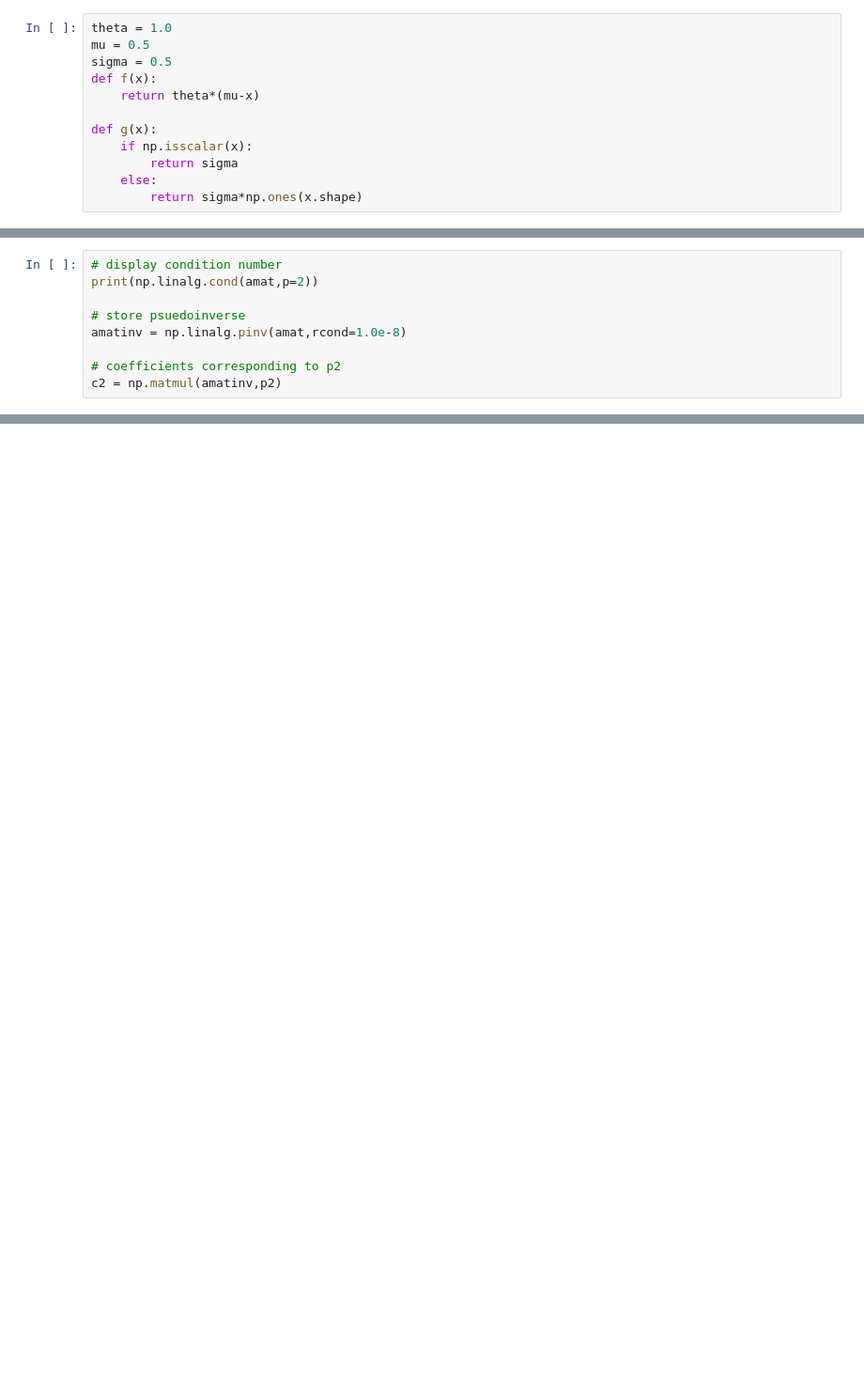
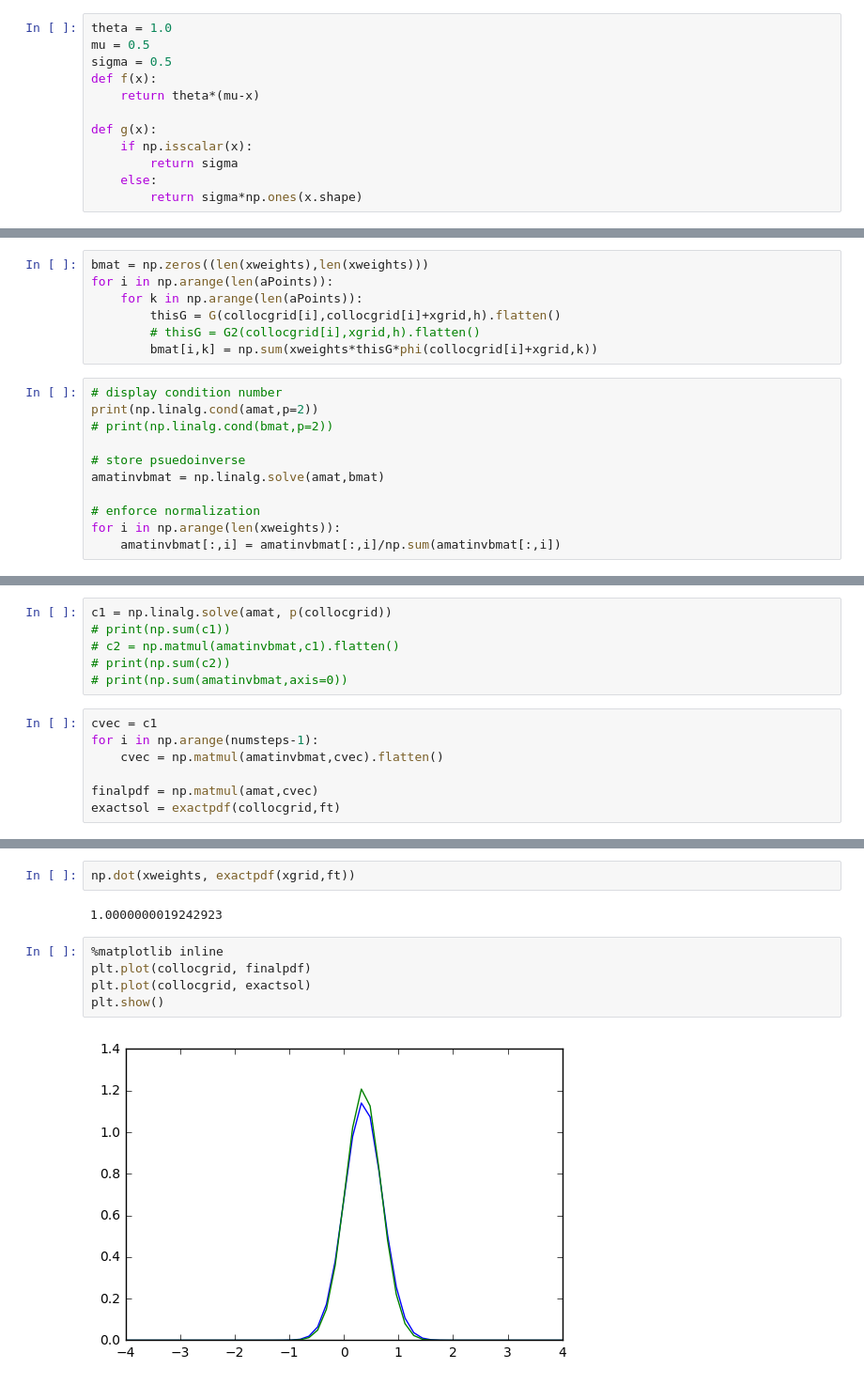
Before and after one commit to hbhat4000/sdeinference, a Jupyter notebook: EM/sparsegridDTQ.ipynb, the cells around one changed output, grey strips where cells are left out. Shown: that part at 94% size. Drawn from its saved outputs; the diff is of its cells as text; blank space fills up the shorter version.

```diff
--- a/EM/sparsegridDTQ.ipynb
+++ b/EM/sparsegridDTQ.ipynb
@@ -85,10 +146,19 @@ for j in np.arange(len(aPoints)):
+# %%
+bmat = np.zeros((len(xweights),len(xweights)))
+for i in np.arange(len(aPoints)):
+    for k in np.arange(len(aPoints)):
+        thisG = G(collocgrid[i],collocgrid[i]+xgrid,h).flatten()
+        # thisG = G2(collocgrid[i],xgrid,h).flatten()
+        bmat[i,k] = np.sum(xweights*thisG*phi(collocgrid[i]+xgrid,k))
 # %%
 # display condition number
 print(np.linalg.cond(amat,p=2))
+# print(np.linalg.cond(bmat,p=2))
 
 # store psuedoinverse
-amatinv = np.linalg.pinv(amat,rcond=1.0e-8)
+amatinvbmat = np.linalg.solve(amat,bmat)
 
-# coefficients corresponding to p2
-c2 = np.matmul(amatinv,p2)
+# enforce normalization
+for i in np.arange(len(xweights)):
+    amatinvbmat[:,i] = amatinvbmat[:,i]/np.sum(amatinvbmat[:,i])
 # %% [output]
@@ -119,0 +166,13 @@ np.sum(c2)
+# %%
+c1 = np.linalg.solve(amat, p(collocgrid))
+# print(np.sum(c1))
+# c2 = np.matmul(amatinvbmat,c1).flatten()
+# print(np.sum(c2))
+# print(np.sum(amatinvbmat,axis=0))
+# %%
+cvec = c1
+for i in np.arange(numsteps-1):
+    cvec = np.matmul(amatinvbmat,cvec).flatten()
+
+finalpdf = np.matmul(amat,cvec)
+exactsol = exactpdf(collocgrid,ft)
@@ -119,0 +187,11 @@ np.sum(c2)
+# %%
+np.dot(xweights, exactpdf(xgrid,ft))
+# %% [output]
+1.0000000019242923
+# %%
+%matplotlib inline
+plt.plot(collocgrid, finalpdf)
+plt.plot(collocgrid, exactsol)
+plt.show()
+# %% [output]
+[figure, added]
```
Also changed, not shown: parts of 22 cells of this notebook, 4 other files.
